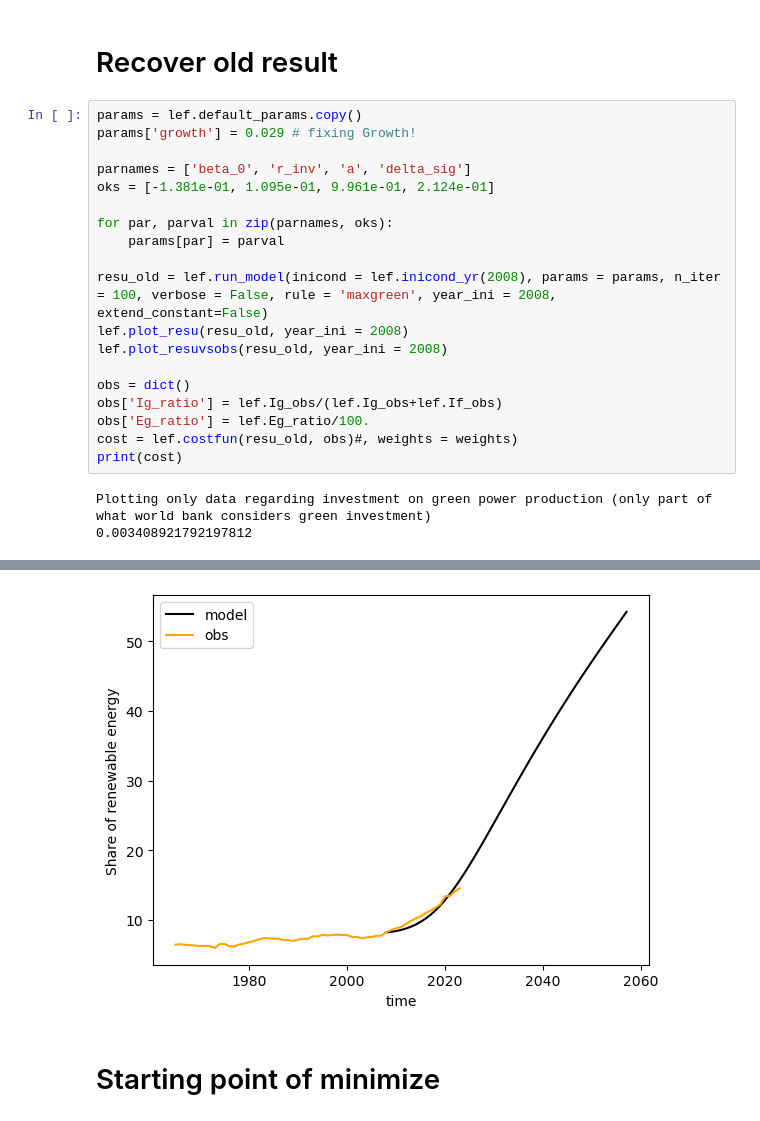
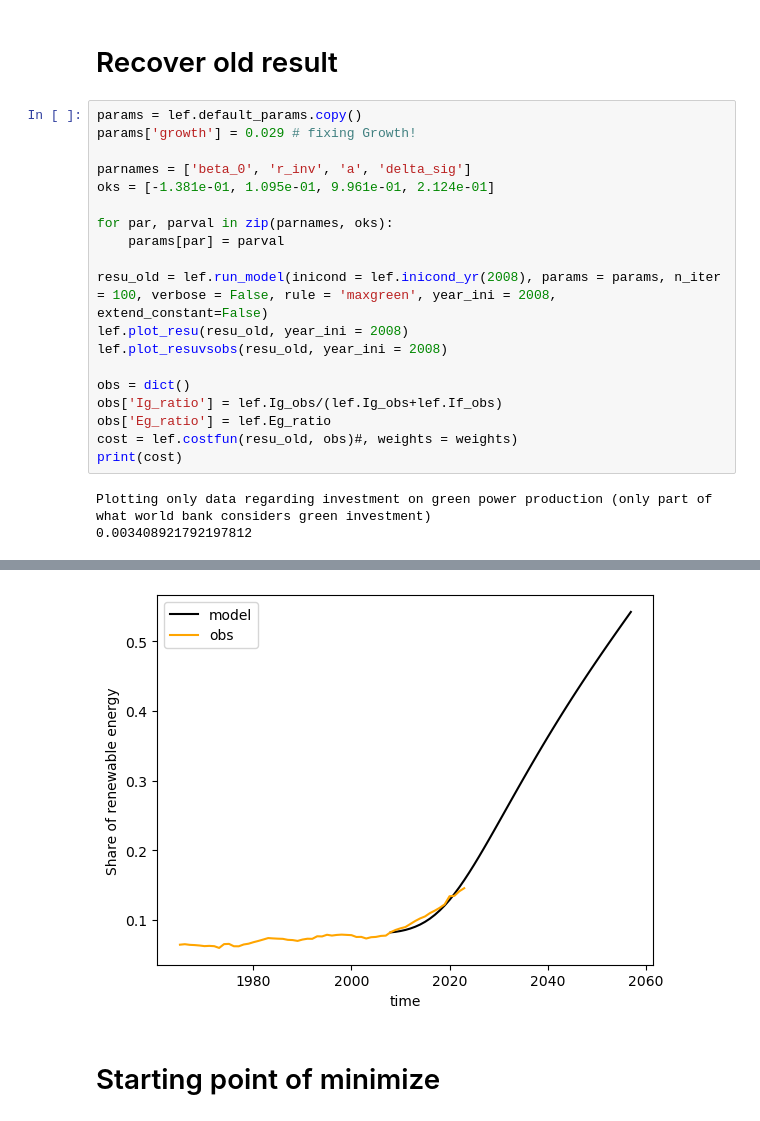
Before and after one commit to fedef17/Spectre, a Jupyter notebook: fit_growth_sens.ipynb, the cells around one changed output, grey strips where cells are left out. Drawn from its saved outputs; the diff is of its cells as text.

```diff
--- a/fit_growth_sens.ipynb
+++ b/fit_growth_sens.ipynb
@@ -14,29 +14,29 @@ from scipy.optimize import curve_fit, minimize
 # %%
 params = lef.default_params.copy()
 params['growth'] = 0.029 # fixing Growth!
 
 parnames = ['beta_0', 'r_inv', 'a', 'delta_sig']
 oks = [-1.381e-01, 1.095e-01, 9.961e-01, 2.124e-01]
 
 for par, parval in zip(parnames, oks):
     params[par] = parval
 
 resu_old = lef.run_model(inicond = lef.inicond_yr(2008), params = params, n_iter = 100, verbose = False, rule = 'maxgreen', year_ini = 2008, extend_constant=False)
 lef.plot_resu(resu_old, year_ini = 2008)
 lef.plot_resuvsobs(resu_old, year_ini = 2008)
 
 obs = dict()
 obs['Ig_ratio'] = lef.Ig_obs/(lef.Ig_obs+lef.If_obs)
-obs['Eg_ratio'] = lef.Eg_ratio/100.
+obs['Eg_ratio'] = lef.Eg_ratio
 cost = lef.costfun(resu_old, obs)#, weights = weights)
 print(cost)
 # %% [output]
 Plotting only data regarding investment on green power production (only part of what world bank considers green investment)
 0.003408921792197812
 [figure]
 [figure]
 [figure]
-[figure, old version]
+[figure, new version]
 # %% [markdown]
 # Starting point of minimize
 # %%
```
Also changed, not shown: parts of 5 cells of this notebook, 1 other file.
